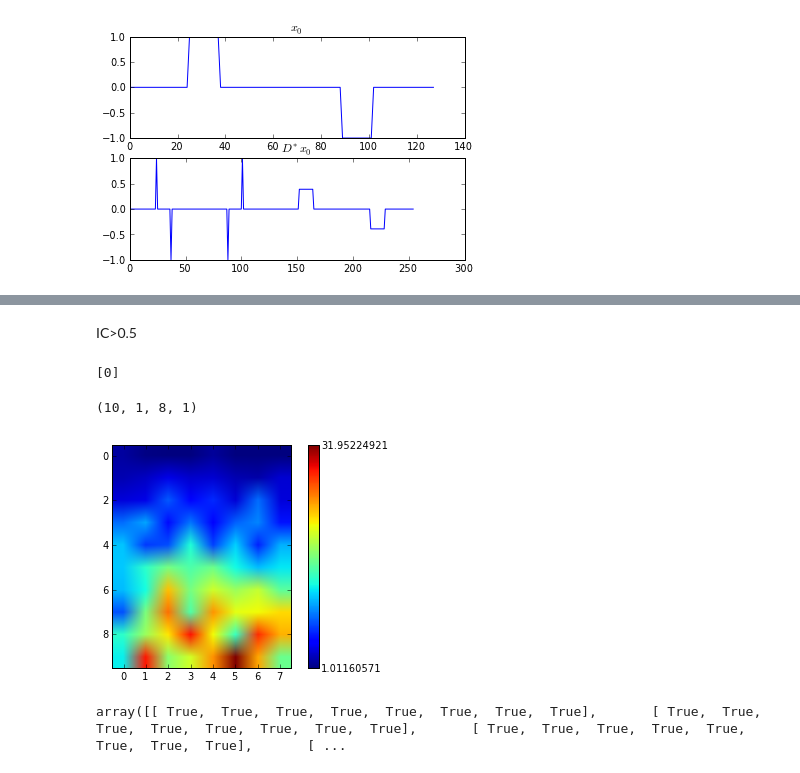
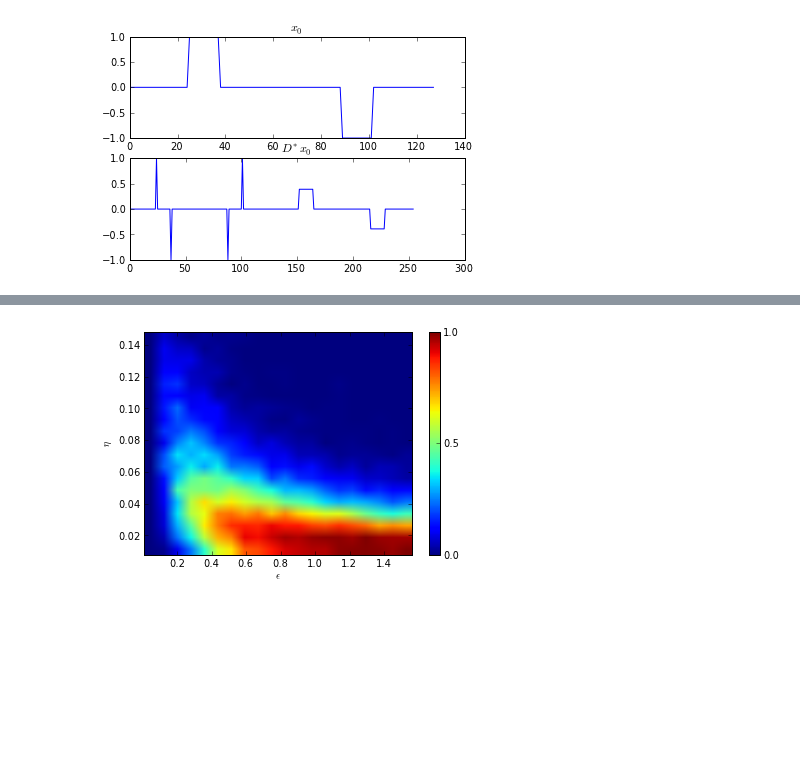
Before and after one commit to svaiter/robust_sparse_analysis_regularization, a Jupyter notebook: fused_cs.ipynb, the cells around one changed output, grey strips where cells are left out. Drawn from its saved outputs; the diff is of its cells as text; code cells hidden in the pictures; blank space fills up the shorter version.

```diff
--- a/fused_cs.ipynb
+++ b/fused_cs.ipynb
@@ -24,2 +32,2 @@ grid_size = 20trials_per_settings = 100eta_candidates = linspace(0.025, 0.2, num
 # %%
-if False:    restmp=grid_ratio_eta(n, eps_candidates, ratio_candidates, eta_candidates, trials_per_settings).get()    restarr = np.asarray(restmp)    save('fused_final',restarr)else:    restarr = np.load('fused_final.npy')
+trials_per_settings = 200ratio_candidates = np.asarray([0.8,])eta_candidates = (np.arange(floor(0.15*n)) + 1)/neps_candidates = np.asarray(map(lambda s: s * (1/n), np.linspace(1, 200, num=20)))if False:    restmp=grid_ratio_eta(n, eps_candidates, ratio_candidates, eta_candidates, trials_per_settings).get()    restarr = np.asarray(restmp)    save('fused_final_eta_eps.npy',restarr)else:    restarr = np.load('fused_final_eta_eps.npy')
@@ -32,4 +33,0 @@ res_0 = np.mean(res[:,:,:,1] < 1, axis=0).Tm = amin(res_0)M = amax(res_0)fig = f
-# %% [markdown]
-IC>0.5
-# %%
-trials_per_settings = 1ratio_candidates = np.asarray([0.7,])eta_candidates = np.arange(floor(0.3*n))[::5] + qeps_candidates = np.asarray(map(lambda s: s * (1/n), np.linspace(1, 400, num=10)))
@@ -38,16 +34,6 @@ if True:    restmp=grid_ratio_eta(n, eps_candidates, ratio_candidates, eta_candi
-# %%
-range(trials_per_settings)
-# %% [output]
-[0]
 # %%
 res = restarr.reshape((len(eps_candidates),1,len(eta_candidates),trials_per_settings))
-# %% [output]
-(10, 1, 8, 1)
 # %%
-res_0 = rollaxis(res, 2, 1)[:,:,0,0]m = amin(res_0)M = amax(res_0)fig = figure()ax = fig.add_subplot(111)cax = ax.imshow(res_0)#cax.set_cmap('spectral')cbar = fig.colorbar(cax, ticks=[m, 0.5, M])xticks()show()
+res_0 = rollaxis(res, 2, 1)[:,:,0,0]res_0 = np.mean(rollaxis(rollaxis(res, 2, 1), 3, 2)[:,:,:,0] < 1, axis=2).Tm = amin(res_0)M = amax(res_0)fig = figure()ax = fig.add_subplot(111)cax = ax.imshow(res_0, extent=[eps_candidates.min(), eps_candidates.max(),                                eta_candidates.min(), eta_candidates.max()],                origin='lower',                aspect=3)cbar = fig.colorbar(cax, ticks=[m, 0.5, M])xticks()xlabel("$\epsilon$")ylabel("$\eta$")ax.set_aspect('equal')ax.set_aspect('auto')if True:    savefig("fused_cs_transition_eps.pdf")show()
 # %% [output]
-[figure, old version]
+[figure, new version]
-# %%
-res_0 < 10
-# %% [output]
-array([[ True,  True,  True,  True,  True,  True,  True,  True],       [ True,  True,  True,  True,  True,  True,  True,  True],       [ True,  True,  True,  True,  True,  True,  True,  True],       [ ...
```
Also changed, not shown: parts of 10 cells of this notebook, 3 other files.
